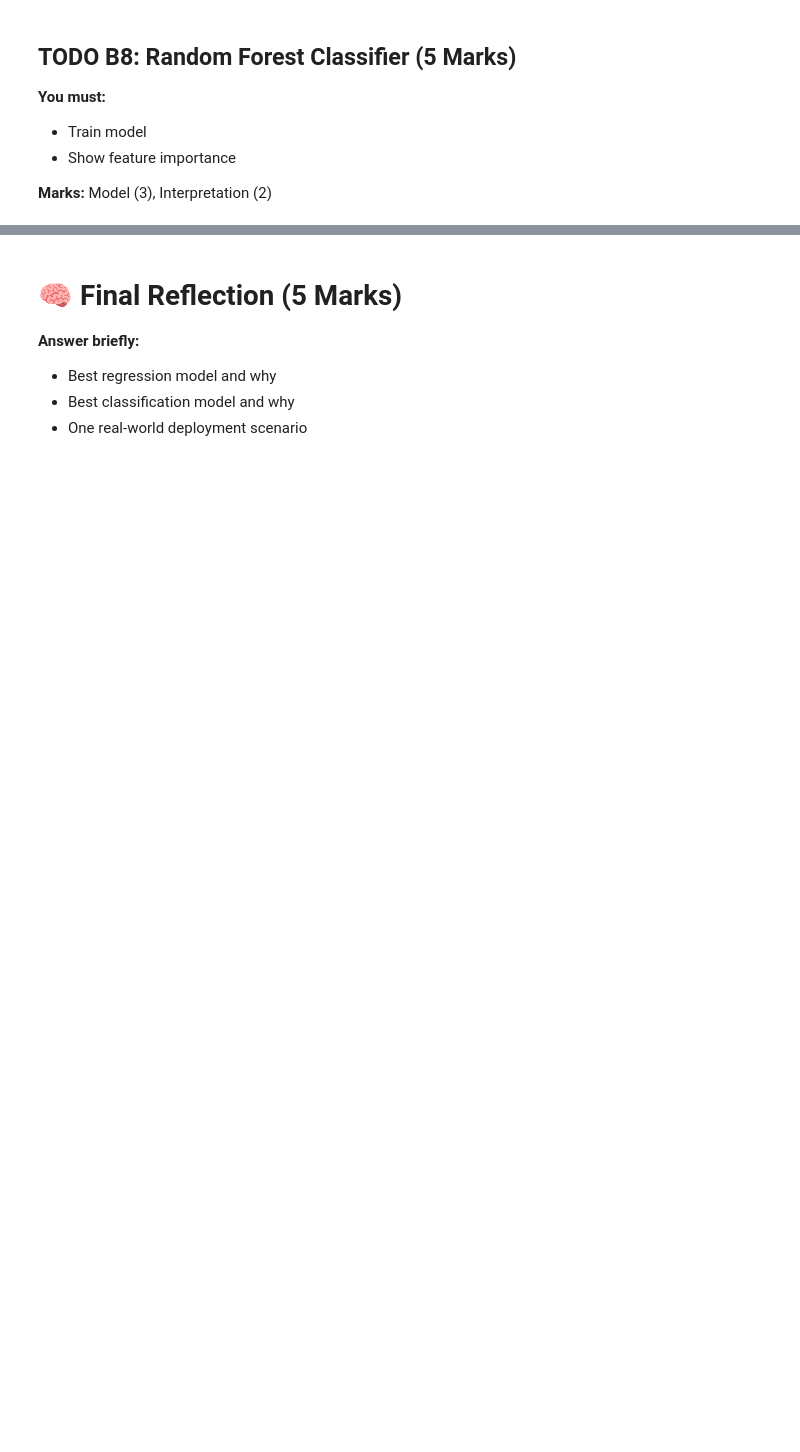
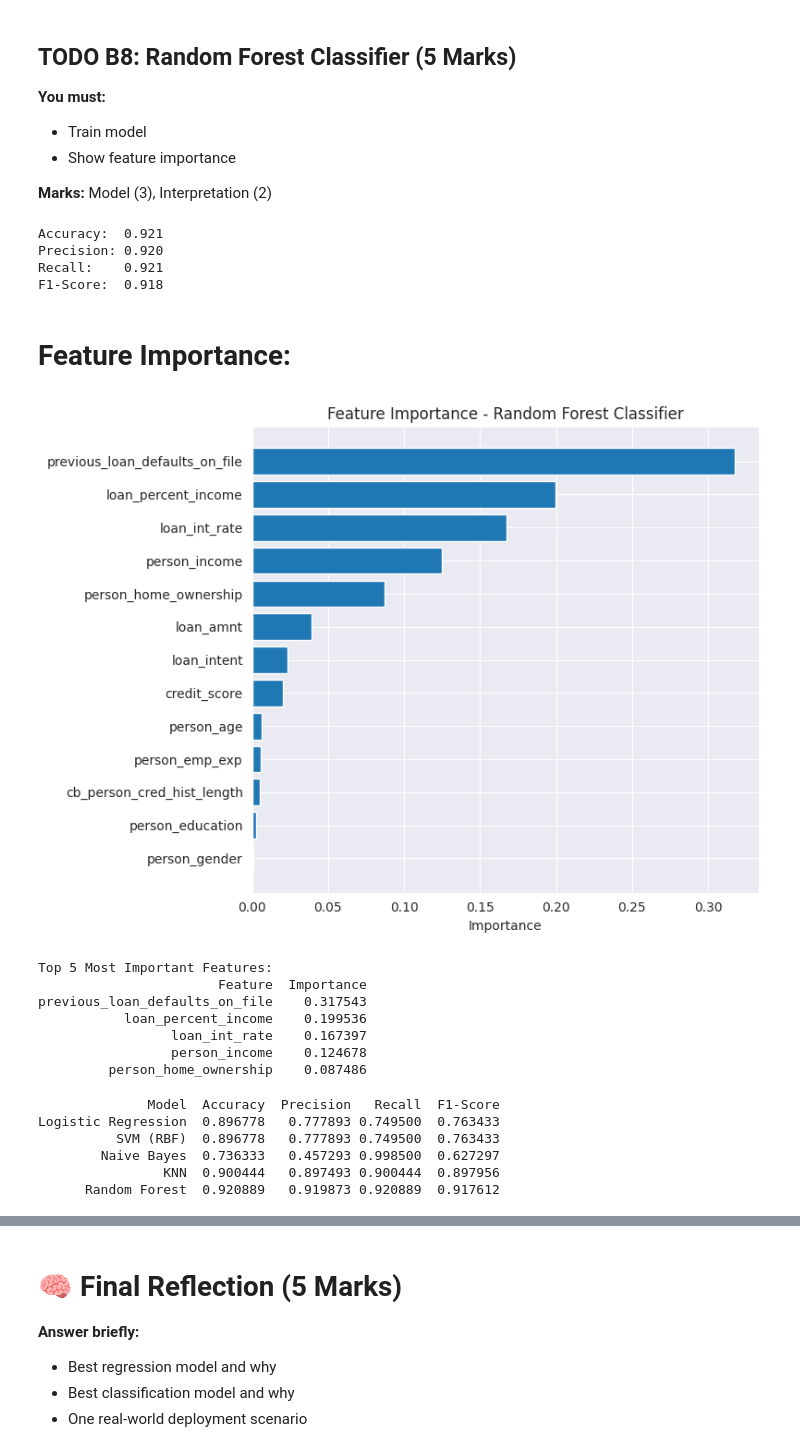
Before and after one commit to Md-Salman-Rahman339/AI-ML, a Jupyter notebook: Copy_of_AI_ML_Assignment_3_Module_19.ipynb, the cells around one changed output, grey strips where cells are left out. Cells and saved outputs as stored; diff of their text form; code cells hidden in the pictures; blank space fills up the shorter version.

```diff
--- a/Copy_of_AI_ML_Assignment_3_Module_19.ipynb
+++ b/Copy_of_AI_ML_Assignment_3_Module_19.ipynb
@@ -668,0 +720,68 @@ F1-Score: 0.627
+# %%
+# TODO: Random Forest Classifier
+rf_model_class = RandomForestClassifier(
+    n_estimators=100,
+    max_depth=10,
+    random_state=42
+)
+rf_model_class.fit(X_train_class_scaled, y_train_c)
+
+y_pred_rf = rf_model_class.predict(X_test_class_scaled)
+
+accuracy_rf_class = accuracy_score(y_test_c, y_pred_rf)
+precision_rf_class = precision_score(y_test_c, y_pred_rf, average='weighted')
+recall_rf_class = recall_score(y_test_c, y_pred_rf, average='weighted')
+f1_rf_class = f1_score(y_test_c, y_pred_rf, average='weighted')
+
+print(f"Accuracy:  {accuracy_rf_class:.3f}")
+print(f"Precision: {precision_rf_class:.3f}")
+print(f"Recall:    {recall_rf_class:.3f}")
+print(f"F1-Score:  {f1_rf_class:.3f}")
+# %% [output]
+Accuracy:  0.921
+Precision: 0.920
+Recall:    0.921
+F1-Score:  0.918
+# %% [markdown]
+# Feature Importance:
+# %%
+feature_importance_class = pd.DataFrame({
+    'Feature': X_class.columns,
+    'Importance': rf_model_class.feature_importances_
+}).sort_values('Importance', ascending=False)
+
+plt.figure(figsize=(8, 6))
+plt.barh(feature_importance_class['Feature'], feature_importance_class['Importance'])
+plt.xlabel('Importance')
+plt.title('Feature Importance - Random Forest Classifier')
+plt.gca().invert_yaxis()
+plt.tight_layout()
+plt.show()
+
+print("\nTop 5 Most Important Features:")
+print(feature_importance_class.head().to_string(index=False))
+# %% [output]
+[figure, added]
+Top 5 Most Important Features:
+                       Feature  Importance
+previous_loan_defaults_on_file    0.317543
+           loan_percent_income    0.199536
+                 loan_int_rate    0.167397
+                 person_income    0.124678
+         person_home_ownership    0.087486
+# %%
+final_comparison_class = pd.DataFrame({
+    'Model': ['Logistic Regression', 'SVM (RBF)', 'Naive Bayes', 'KNN', 'Random Forest'],
+    'Accuracy': [log_accuracy, svm_accuracy, NB_accuracy, accuracy_knn, accuracy_rf_class],
+    'Precision': [log_precision, svm_precision, NB_precision, precision_knn, precision_rf_class],
+    'Recall': [log_recall, svm_recall, NB_recall, recall_knn, recall_rf_class],
+    'F1-Score': [log_f1, svm_f1, NB_f1, f1_knn, f1_rf_class]
+})
+print(final_comparison_class.to_string(index=False))
+# %% [output]
+              Model  Accuracy  Precision   Recall  F1-Score
+Logistic Regression  0.896778   0.777893 0.749500  0.763433
+          SVM (RBF)  0.896778   0.777893 0.749500  0.763433
+        Naive Bayes  0.736333   0.457293 0.998500  0.627297
+                KNN  0.900444   0.897493 0.900444  0.897956
+      Random Forest  0.920889   0.919873 0.920889  0.917612
```
Also changed, not shown: parts of 11 cells of this notebook.
